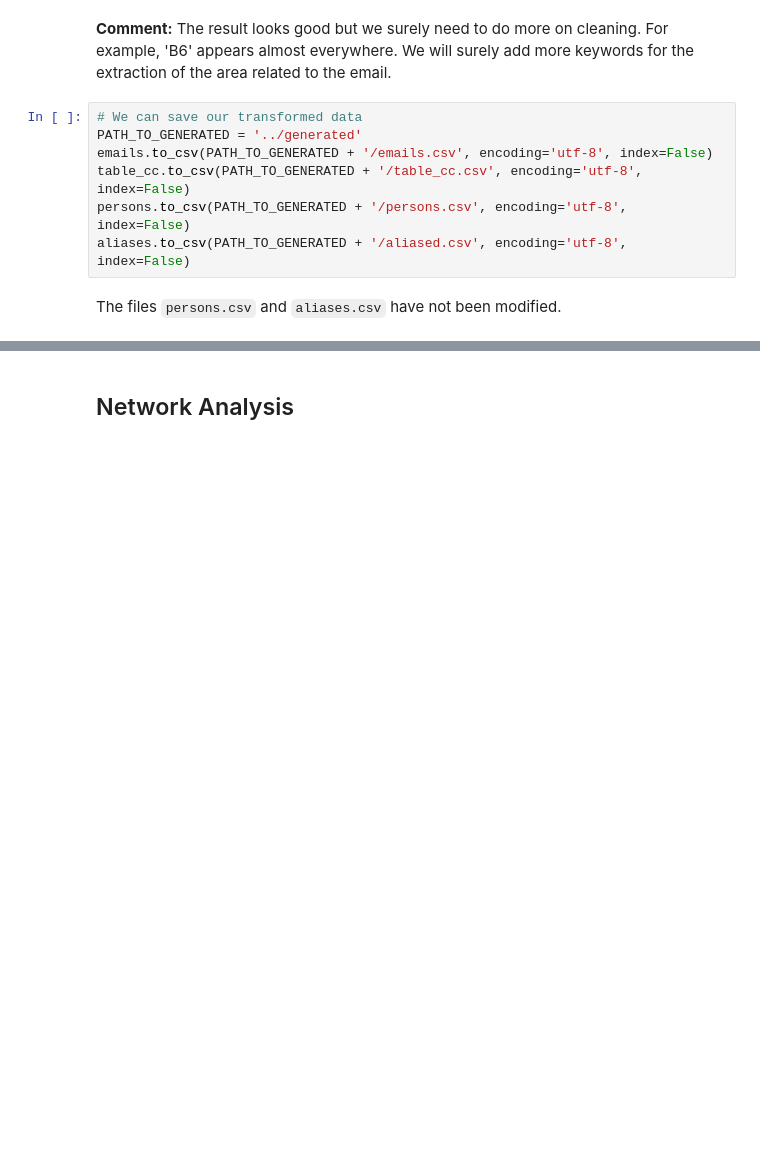
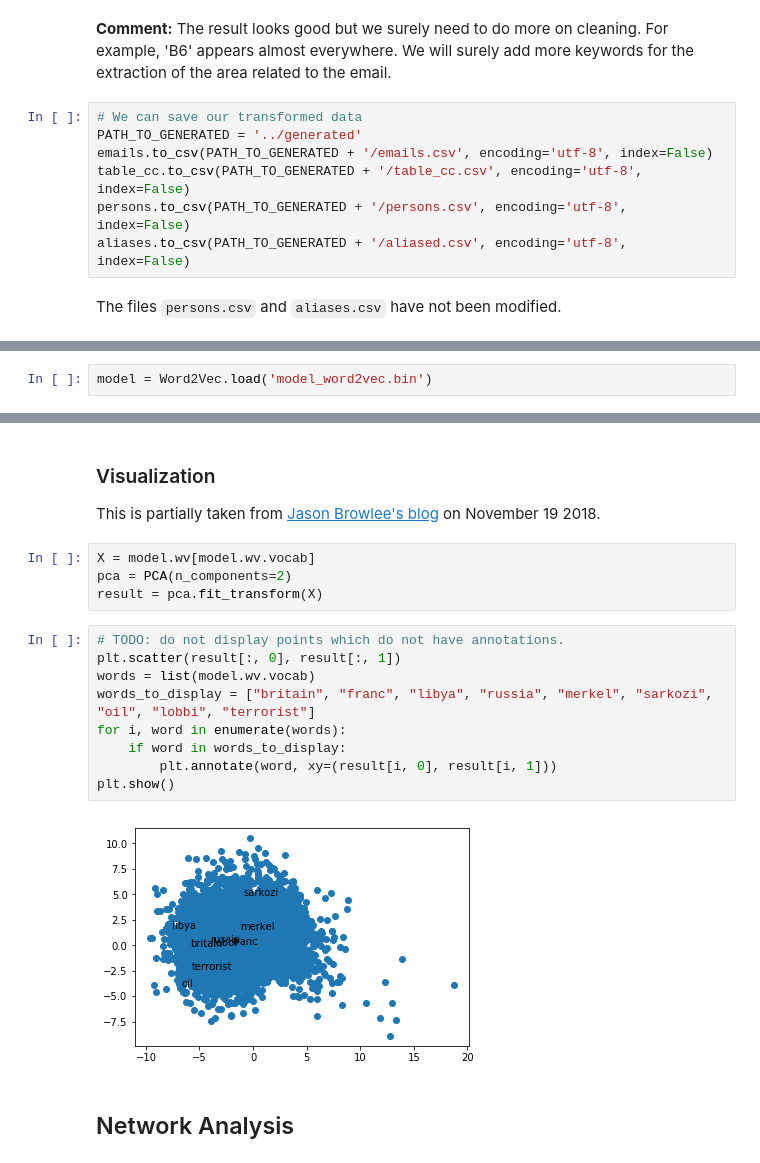
Before and after one commit to KennethThNg/Project, a Jupyter notebook: src/data_exploration.ipynb, the cells around one changed output, grey strips where cells are left out. Cells and saved outputs as stored; diff of their text form; blank space fills up the shorter version.

Commit message:
Include word2vec in the code

```diff
--- a/src/data_exploration.ipynb
+++ b/src/data_exploration.ipynb
@@ -494,0 +544,2 @@ The files `persons.csv` and `aliases.csv` have not been modified.
+# %%
+model = Word2Vec.load('model_word2vec.bin')
@@ -495,2 +611,21 @@ The files `persons.csv` and `aliases.csv` have not been modified.
+# %% [markdown]
+### Visualization
+
+This is partially taken from [Jason Browlee's blog](https://machinelearningmastery.com/develop-word-embeddings-python-gensim/) on November 19 2018.
+# %%
+X = model.wv[model.wv.vocab]
+pca = PCA(n_components=2)
+result = pca.fit_transform(X)
+# %%
+# TODO: do not display points which do not have annotations.
+plt.scatter(result[:, 0], result[:, 1])
+words = list(model.wv.vocab)
+words_to_display = ["britain", "franc", "libya", "russia", "merkel", "sarkozi", "oil", "lobbi", "terrorist"]
+for i, word in enumerate(words):
+    if word in words_to_display:
+        plt.annotate(word, xy=(result[i, 0], result[i, 1]))
+plt.show()
+# %% [output]
+[figure, added]
 # %% [markdown]
 ## Network Analysis
```
Also changed, not shown: parts of 19 cells of this notebook, 5 other files.
